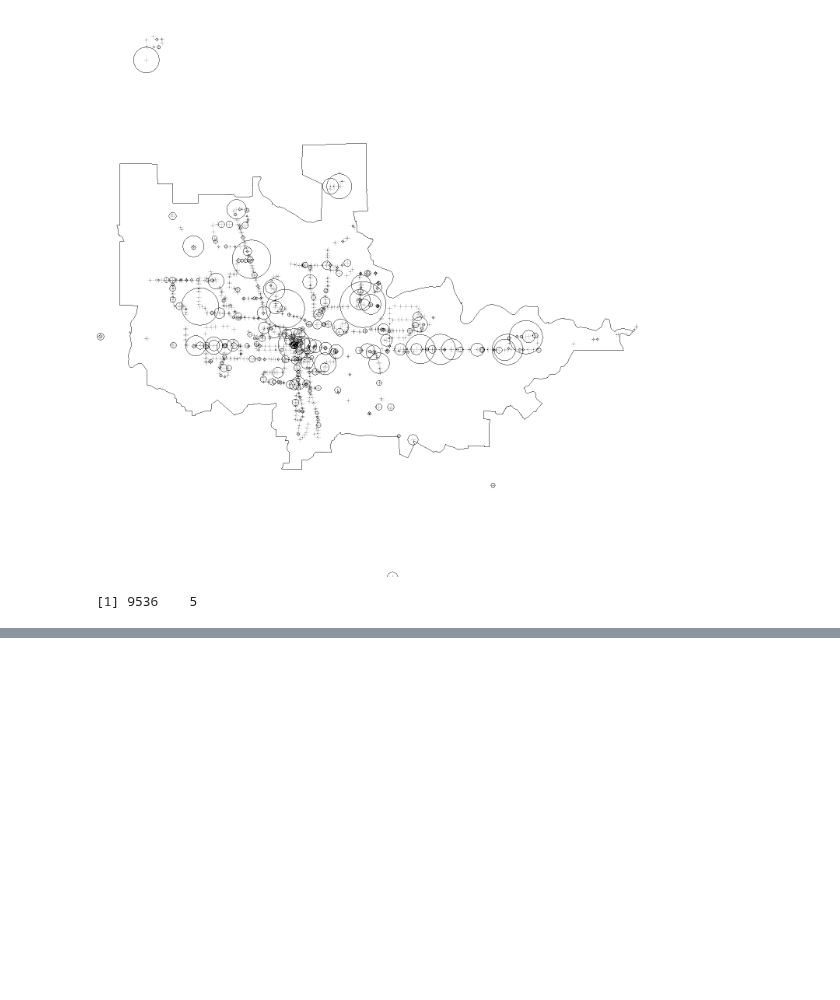
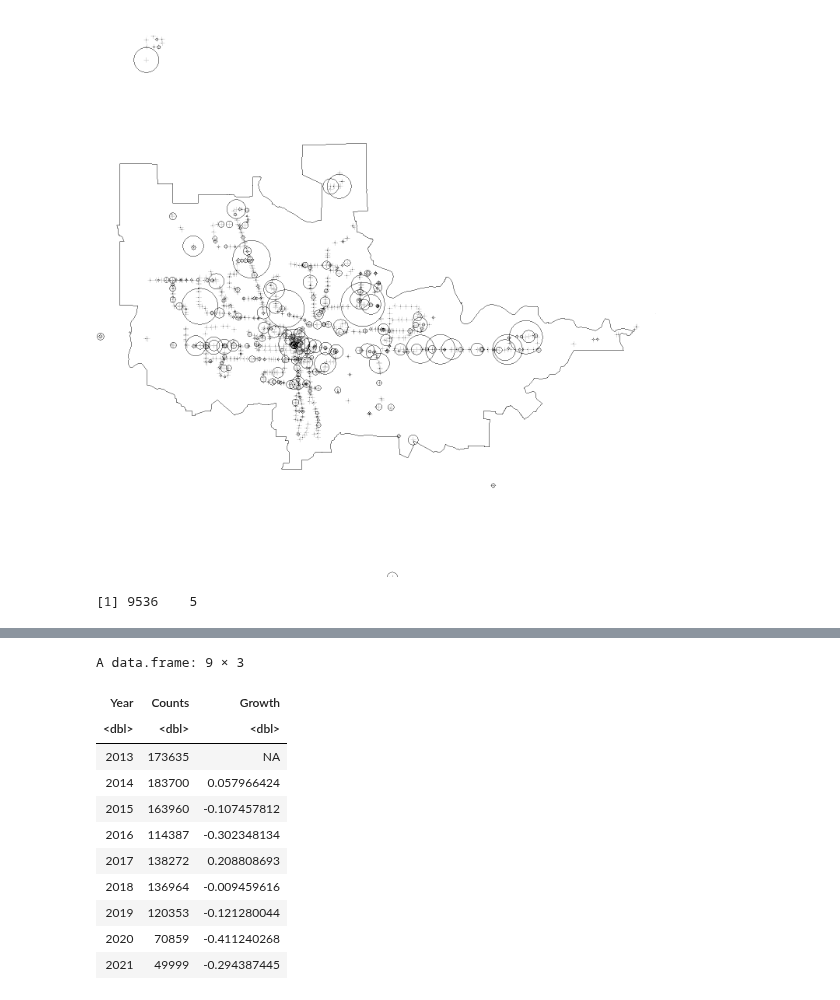
Before and after one commit to dongmeic/BikeCounting, a Jupyter notebook: BikeCounts/Explore_Bikes_On_Buses.ipynb, the cells around one changed output, grey strips where cells are left out. Cells and saved outputs as stored; diff of their text form; code cells hidden in the pictures; blank space fills up the shorter version.

```diff
--- a/BikeCounts/Explore_Bikes_On_Buses.ipynb
+++ b/BikeCounts/Explore_Bikes_On_Buses.ipynb
@@ -220,0 +242,15 @@ ERROR: Error in eval(predvars, data, env): object 'Growth' not found
+# %%
+df
+# %% [output]
+A data.frame: 9 × 3
+| Year | Counts | Growth |
+| <dbl> | <dbl> | <dbl> |
+| 2013 | 173635 | NA |
+| 2014 | 183700 | 0.057966424 |
+| 2015 | 163960 | -0.107457812 |
+| 2016 | 114387 | -0.302348134 |
+| 2017 | 138272 | 0.208808693 |
+| 2018 | 136964 | -0.009459616 |
+| 2019 | 120353 | -0.121280044 |
+| 2020 | 70859 | -0.411240268 |
+| 2021 | 49999 | -0.294387445 |
```
Also changed, not shown: parts of 23 cells of this notebook.
